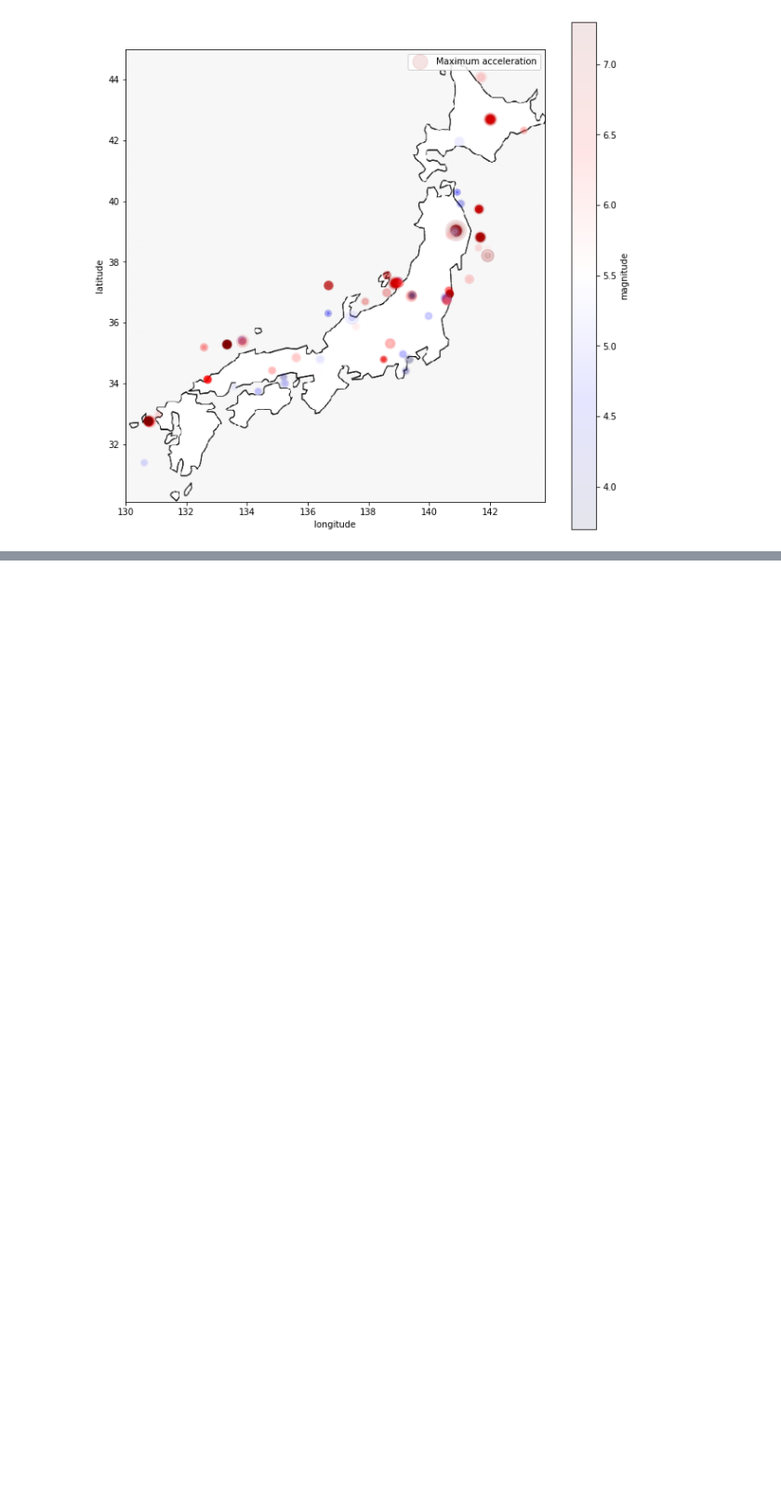
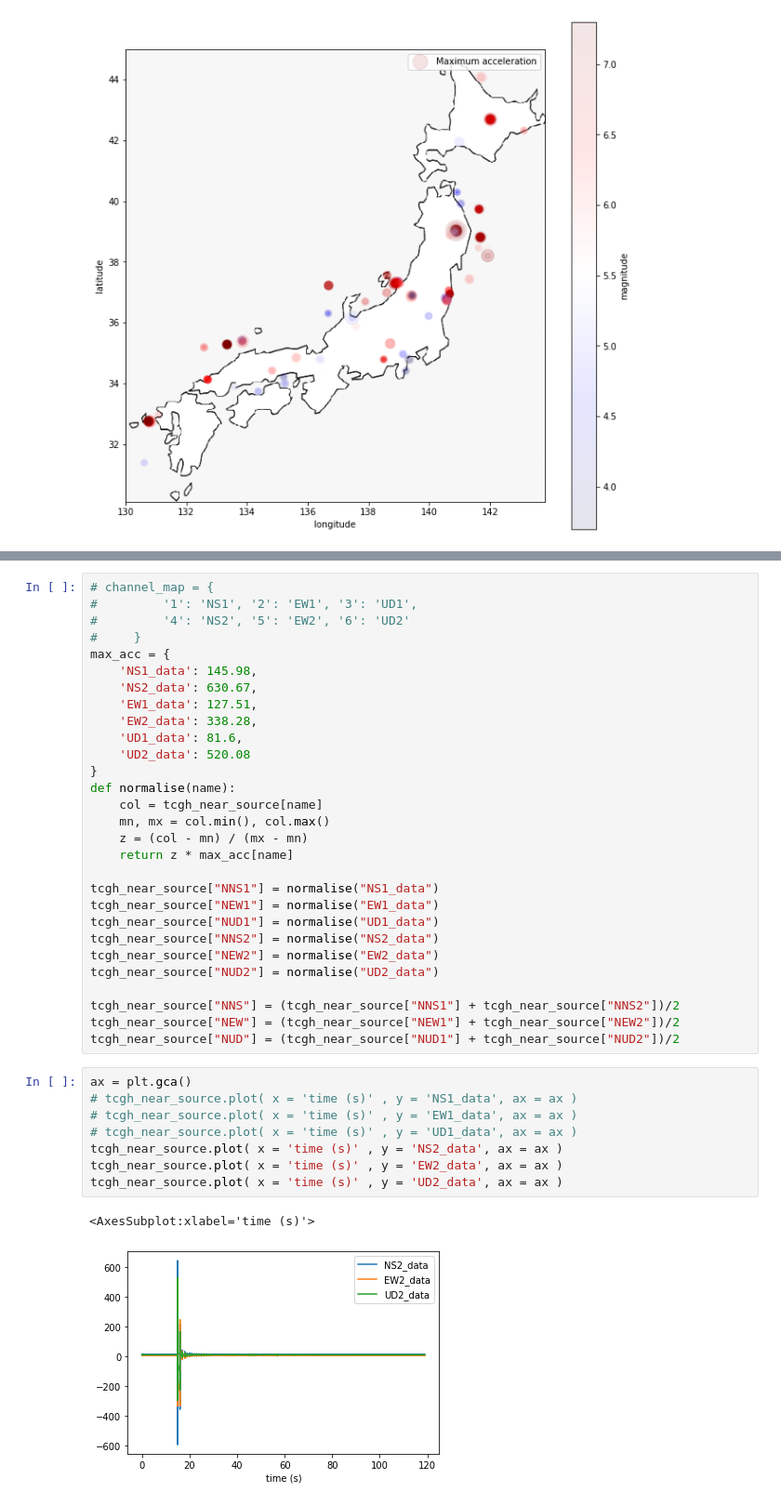
Before and after one commit to SaheedAde/earthquake_early_warning_system, a Jupyter notebook: kik_knet.ipynb, the cells around one changed output, grey strips where cells are left out. Shown at 93% size. Saved outputs shown, nothing was run; the diff lists cells and outputs as text; blank space fills up the shorter version.

```diff
--- a/kik_knet.ipynb
+++ b/kik_knet.ipynb
@@ -271,0 +434,40 @@ Saving figure japan_magnitude_acceration_scatterplot
+# %%
+# channel_map = {
+#         '1': 'NS1', '2': 'EW1', '3': 'UD1',
+#         '4': 'NS2', '5': 'EW2', '6': 'UD2'
+#     }
+max_acc = {
+    'NS1_data': 145.98,
+    'NS2_data': 630.67,
+    'EW1_data': 127.51,
+    'EW2_data': 338.28,
+    'UD1_data': 81.6,
+    'UD2_data': 520.08
+}
+def normalise(name):
+    col = tcgh_near_source[name]
+    mn, mx = col.min(), col.max()
+    z = (col - mn) / (mx - mn)
+    return z * max_acc[name]
+
+tcgh_near_source["NNS1"] = normalise("NS1_data")
+tcgh_near_source["NEW1"] = normalise("EW1_data")
+tcgh_near_source["NUD1"] = normalise("UD1_data")
+tcgh_near_source["NNS2"] = normalise("NS2_data")
+tcgh_near_source["NEW2"] = normalise("EW2_data")
+tcgh_near_source["NUD2"] = normalise("UD2_data")
+
+tcgh_near_source["NNS"] = (tcgh_near_source["NNS1"] + tcgh_near_source["NNS2"])/2
+tcgh_near_source["NEW"] = (tcgh_near_source["NEW1"] + tcgh_near_source["NEW2"])/2
+tcgh_near_source["NUD"] = (tcgh_near_source["NUD1"] + tcgh_near_source["NUD2"])/2
+# %%
+ax = plt.gca()
+# tcgh_near_source.plot( x = 'time (s)' , y = 'NS1_data', ax = ax )
+# tcgh_near_source.plot( x = 'time (s)' , y = 'EW1_data', ax = ax )
+# tcgh_near_source.plot( x = 'time (s)' , y = 'UD1_data', ax = ax )
+tcgh_near_source.plot( x = 'time (s)' , y = 'NS2_data', ax = ax )
+tcgh_near_source.plot( x = 'time (s)' , y = 'EW2_data', ax = ax )
+tcgh_near_source.plot( x = 'time (s)' , y = 'UD2_data', ax = ax )
+# %% [output]
+<AxesSubplot:xlabel='time (s)'>
+[figure, added]
```
Also changed, not shown: parts of 13 cells of this notebook, 4 other files.
